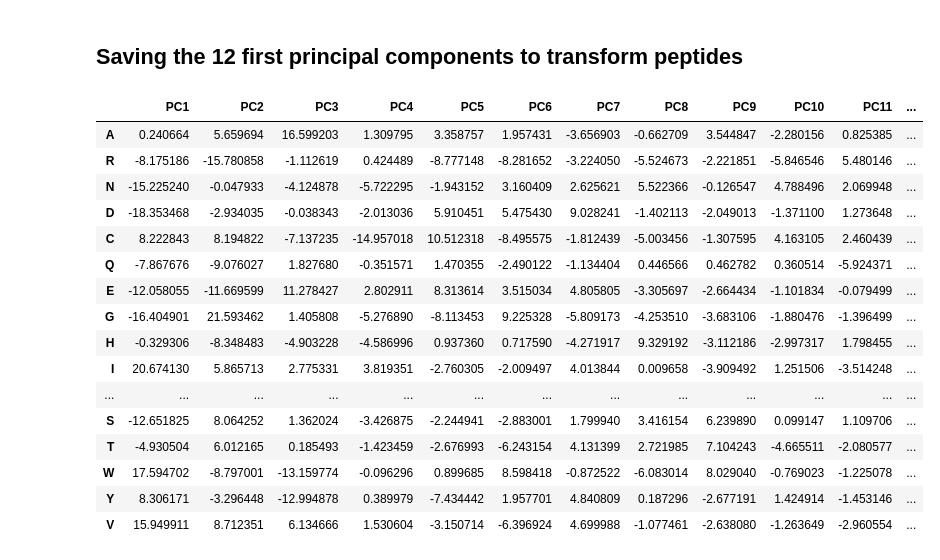
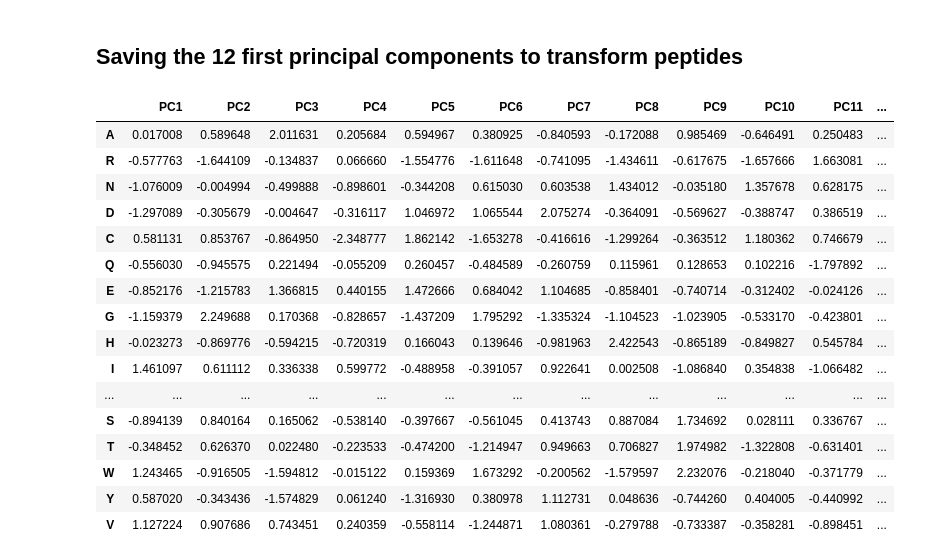
Before and after one commit to christian-creator/DL_peptide_immunogenecity, a Jupyter notebook: notebooks/analyse_AAindex.ipynb, the cells around one changed output. Drawn from its saved outputs; the diff is of its cells as text; code cells hidden in the pictures.

```diff
--- a/notebooks/analyse_AAindex.ipynb
+++ b/notebooks/analyse_AAindex.ipynb
@@ -119,31 +119,35 @@ plt.show()
 # %%
 n_PCs = 12
 # Separating out the features
 x = aa_index_df.loc[:,:].T
 # Standardizing the features
 x = StandardScaler().fit_transform(x)
 pca = PCA(n_components=n_PCs)
 principal_components = pca.fit_transform(x)
 principal_components.shape
-
 principalDf = pd.DataFrame(data = principal_components, columns = [f"PC{i+1}" for i in range(n_PCs)])
 principalDf.index = aa_index_df.T.index
 principalDf
+
+for col in principalDf.columns:
+  principalDf[col] = (principalDf[col] - principalDf[col].mean())/principalDf[col].std()
+
+principalDf
 # %% [output]
 |  | PC1 | PC2 | PC3 | PC4 | PC5 | PC6 | PC7 | PC8 | PC9 | PC10 | PC11 | ... |
-| A | 0.240664 | 5.659694 | 16.599203 | 1.309795 | 3.358757 | 1.957431 | -3.656903 | -0.662709 | 3.544847 | -2.280156 | 0.825385 | ... |
-| R | -8.175186 | -15.780858 | -1.112619 | 0.424489 | -8.777148 | -8.281652 | -3.224050 | -5.524673 | -2.221851 | -5.846546 | 5.480146 | ... |
-| N | -15.225240 | -0.047933 | -4.124878 | -5.722295 | -1.943152 | 3.160409 | 2.625621 | 5.522366 | -0.126547 | 4.788496 | 2.069948 | ... |
-| D | -18.353468 | -2.934035 | -0.038343 | -2.013036 | 5.910451 | 5.475430 | 9.028241 | -1.402113 | -2.049013 | -1.371100 | 1.273648 | ... |
-| C | 8.222843 | 8.194822 | -7.137235 | -14.957018 | 10.512318 | -8.495575 | -1.812439 | -5.003456 | -1.307595 | 4.163105 | 2.460439 | ... |
-| Q | -7.867676 | -9.076027 | 1.827680 | -0.351571 | 1.470355 | -2.490122 | -1.134404 | 0.446566 | 0.462782 | 0.360514 | -5.924371 | ... |
-| E | -12.058055 | -11.669599 | 11.278427 | 2.802911 | 8.313614 | 3.515034 | 4.805805 | -3.305697 | -2.664434 | -1.101834 | -0.079499 | ... |
-| G | -16.404901 | 21.593462 | 1.405808 | -5.276890 | -8.113453 | 9.225328 | -5.809173 | -4.253510 | -3.683106 | -1.880476 | -1.396499 | ... |
-| H | -0.329306 | -8.348483 | -4.903228 | -4.586996 | 0.937360 | 0.717590 | -4.271917 | 9.329192 | -3.112186 | -2.997317 | 1.798455 | ... |
-| I | 20.674130 | 5.865713 | 2.775331 | 3.819351 | -2.760305 | -2.009497 | 4.013844 | 0.009658 | -3.909492 | 1.251506 | -3.514248 | ... |
+| A | 0.017008 | 0.589648 | 2.011631 | 0.205684 | 0.594967 | 0.380925 | -0.840593 | -0.172088 | 0.985469 | -0.646491 | 0.250483 | ... |
+| R | -0.577763 | -1.644109 | -0.134837 | 0.066660 | -1.554776 | -1.611648 | -0.741095 | -1.434611 | -0.617675 | -1.657666 | 1.663081 | ... |
+| N | -1.076009 | -0.004994 | -0.499888 | -0.898601 | -0.344208 | 0.615030 | 0.603538 | 1.434012 | -0.035180 | 1.357678 | 0.628175 | ... |
+| D | -1.297089 | -0.305679 | -0.004647 | -0.316117 | 1.046972 | 1.065544 | 2.075274 | -0.364091 | -0.569627 | -0.388747 | 0.386519 | ... |
+| C | 0.581131 | 0.853767 | -0.864950 | -2.348777 | 1.862142 | -1.653278 | -0.416616 | -1.299264 | -0.363512 | 1.180362 | 0.746679 | ... |
+| Q | -0.556030 | -0.945575 | 0.221494 | -0.055209 | 0.260457 | -0.484589 | -0.260759 | 0.115961 | 0.128653 | 0.102216 | -1.797892 | ... |
+| E | -0.852176 | -1.215783 | 1.366815 | 0.440155 | 1.472666 | 0.684042 | 1.104685 | -0.858401 | -0.740714 | -0.312402 | -0.024126 | ... |
+| G | -1.159379 | 2.249688 | 0.170368 | -0.828657 | -1.437209 | 1.795292 | -1.335324 | -1.104523 | -1.023905 | -0.533170 | -0.423801 | ... |
+| H | -0.023273 | -0.869776 | -0.594215 | -0.720319 | 0.166043 | 0.139646 | -0.981963 | 2.422543 | -0.865189 | -0.849827 | 0.545784 | ... |
+| I | 1.461097 | 0.611112 | 0.336338 | 0.599772 | -0.488958 | -0.391057 | 0.922641 | 0.002508 | -1.086840 | 0.354838 | -1.066482 | ... |
 | ... | ... | ... | ... | ... | ... | ... | ... | ... | ... | ... | ... | ... |
-| S | -12.651825 | 8.064252 | 1.362024 | -3.426875 | -2.244941 | -2.883001 | 1.799940 | 3.416154 | 6.239890 | 0.099147 | 1.109706 | ... |
-| T | -4.930504 | 6.012165 | 0.185493 | -1.423459 | -2.676993 | -6.243154 | 4.131399 | 2.721985 | 7.104243 | -4.665511 | -2.080577 | ... |
-| W | 17.594702 | -8.797001 | -13.159774 | -0.096296 | 0.899685 | 8.598418 | -0.872522 | -6.083014 | 8.029040 | -0.769023 | -1.225078 | ... |
-| Y | 8.306171 | -3.296448 | -12.994878 | 0.389979 | -7.434442 | 1.957701 | 4.840809 | 0.187296 | -2.677191 | 1.424914 | -1.453146 | ... |
-| V | 15.949911 | 8.712351 | 6.134666 | 1.530604 | -3.150714 | -6.396924 | 4.699988 | -1.077461 | -2.638080 | -1.263649 | -2.960554 | ... |
+| S | -0.894139 | 0.840164 | 0.165062 | -0.538140 | -0.397667 | -0.561045 | 0.413743 | 0.887084 | 1.734692 | 0.028111 | 0.336767 | ... |
+| T | -0.348452 | 0.626370 | 0.022480 | -0.223533 | -0.474200 | -1.214947 | 0.949663 | 0.706827 | 1.974982 | -1.322808 | -0.631401 | ... |
+| W | 1.243465 | -0.916505 | -1.594812 | -0.015122 | 0.159369 | 1.673292 | -0.200562 | -1.579597 | 2.232076 | -0.218040 | -0.371779 | ... |
+| Y | 0.587020 | -0.343436 | -1.574829 | 0.061240 | -1.316930 | 0.380978 | 1.112731 | 0.048636 | -0.744260 | 0.404005 | -0.440992 | ... |
+| V | 1.127224 | 0.907686 | 0.743451 | 0.240359 | -0.558114 | -1.244871 | 1.080361 | -0.279788 | -0.733387 | -0.358281 | -0.898451 | ... |
```
Also changed, not shown: parts of 2 cells of this notebook, 52 other files.
